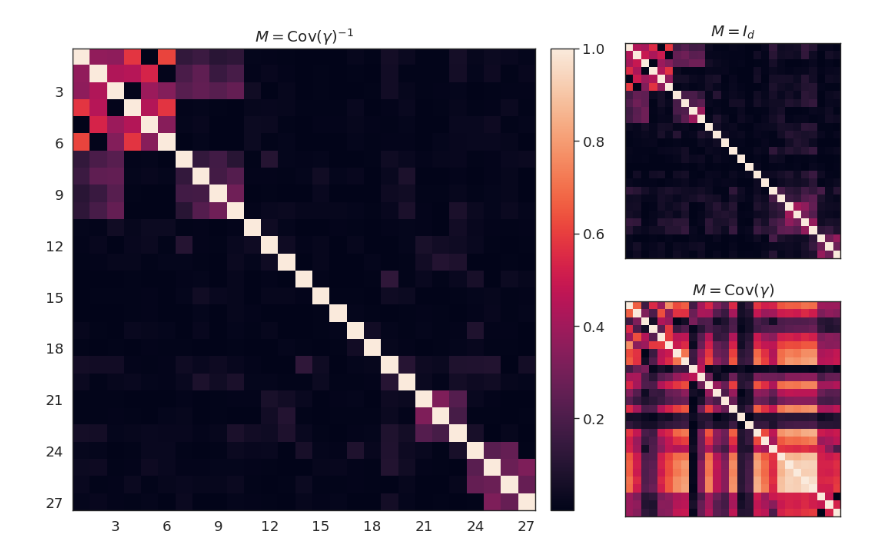
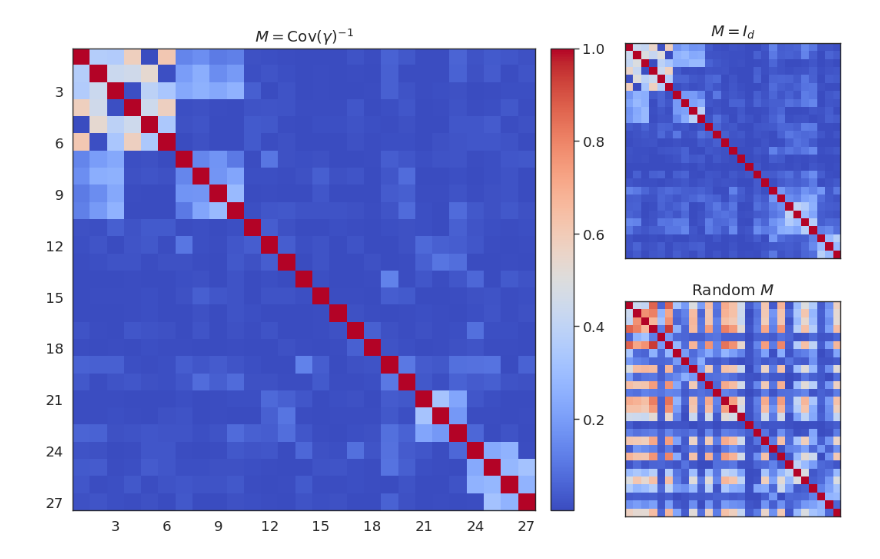
Before and after one commit to KihoPark/linear_rep_geometry, a Jupyter notebook: paper_code/4_heatmap.ipynb, the cells around one changed output. Saved outputs shown, nothing was run; the diff lists cells and outputs as text; code cells hidden in the pictures.

Commit message:
change heatmap

```diff
--- a/paper_code/4_heatmap.ipynb
+++ b/paper_code/4_heatmap.ipynb
@@ -7,16 +7,21 @@ device = torch.device("cuda:0")
 concept_gamma = torch.load('matrices/concept_gamma.pt').to(device)
 concept_g = torch.load('matrices/concept_g.pt').to(device)
 sqrt_Cov_gamma = torch.load("matrices/sqrt_Cov_gamma.pt").to(device)
+g = torch.load('matrices/g.pt').to(device)
+W, d = g.shape
 # %%
 # compute the inner product between concept directions
 from torch.nn.functional import cosine_similarity
 gamma_cosines = concept_gamma @ concept_gamma.T
 g_cosines = concept_g @ concept_g.T
-another_g = concept_gamma @ sqrt_Cov_gamma
+
+torch.manual_seed(200)
+another_g = concept_gamma @ torch.normal(mean=1, std=1, size=(d, d)).to(device)
 another_g_cosines = cosine_similarity(another_g.unsqueeze(1), another_g.unsqueeze(0), dim=-1)
 # %%
 lrg.draw_heatmaps([torch.abs(g_cosines).cpu().numpy(),
                     torch.abs(gamma_cosines).cpu().numpy(),
-                    torch.abs(another_g_cosines).cpu().numpy()])
+                    torch.abs(another_g_cosines).cpu().numpy()],
+                    cmap = "coolwarm")
 # %% [output]
-[figure, old version]
+[figure, new version]
```
Also changed, not shown: 2 other files.
